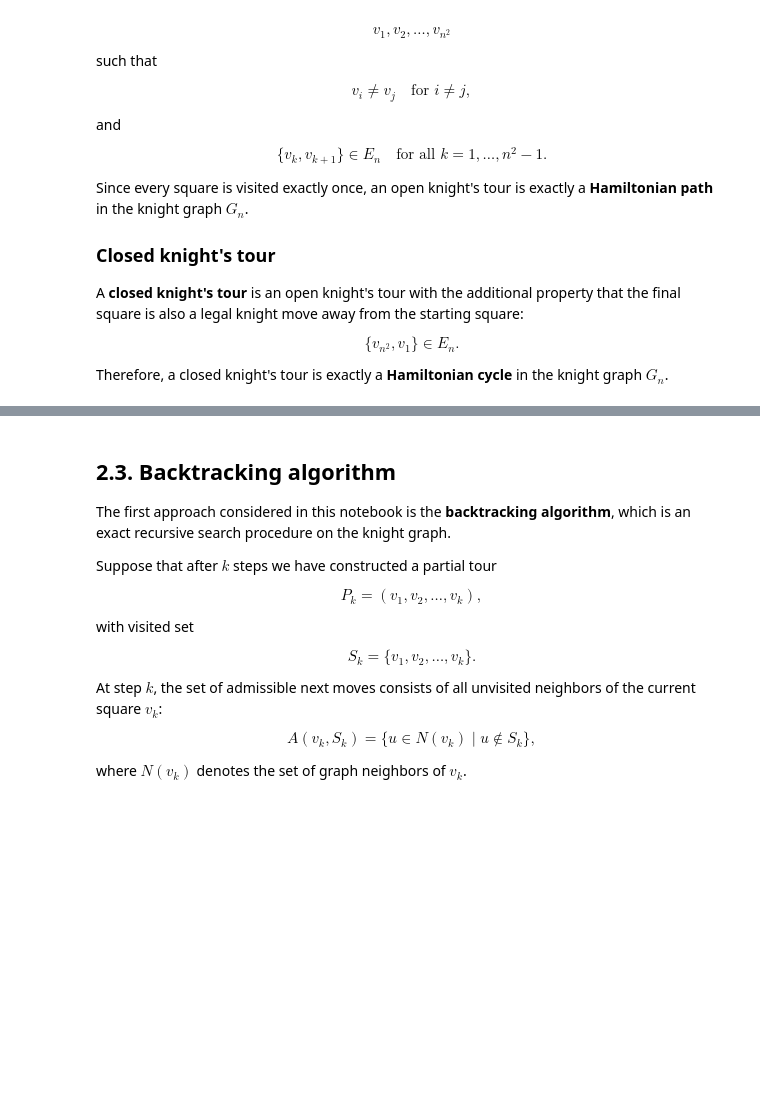
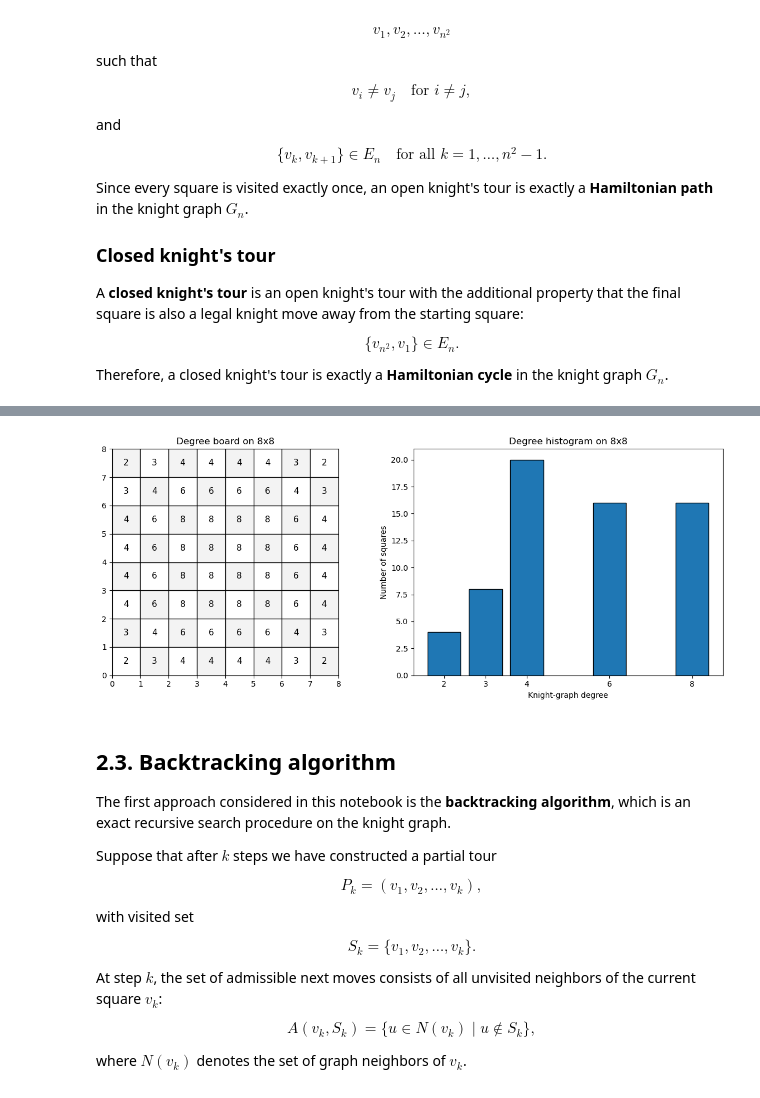
Before and after one commit to Trogkton/Math-Project, a Jupyter notebook: knights_tour.ipynb, the cells around one changed output, grey strips where cells are left out. Drawn from its saved outputs; the diff is of its cells as text; code cells hidden in the pictures; blank space fills up the shorter version.

Commit message:
Step 7. Added additional fixes on plots and the other methods

```diff
--- a/knights_tour.ipynb
+++ b/knights_tour.ipynb
@@ -323,3 +327,22 @@ def plot_tour(tour, n, ax=None, title=None, annotate=None):
         ax.set_title(title, color='black')
 
     return ax
+# %%
+def degree_board(n):
+    """
+    Return the knight-move degree of each square on an n x n board.
+
+    The entry A[row, column] equals the number of legal knight moves
+    available from that square.
+
+    Parameters
+    ----------
+    n : int - Board dimension.
+
+    Returns
+    -------
+    numpy.ndarray
+        n x n integer array of knight-graph degrees.
+    """
+    G = knight_graph(n)
+    return np.array([[len(G[(row, column)]) for column in range(n)] for row in range(n)], dtype=int)
@@ -326,3 +444,28 @@ def plot_tour(tour, n, ax=None, title=None, annotate=None):
+# %%
+def plot_degree_analysis(n):
+    """
+    Plot the degree board and degree histogram side by side.
+
+    Parameters
+    ----------
+    n : int - Board dimension.
+
+    Returns
+    -------
+    tuple - (A, degrees, fig, axes)
+    """
+    fig, axes = plt.subplots(1, 2, figsize=(12, 5))
+
+    A, _ = plot_degree_board(n, ax=axes[0], title=f"Degree board on {n}x{n}")
+    degrees, _ = plot_degree_histogram(n, ax=axes[1], title=f"Degree histogram on {n}x{n}")
+
+    plt.tight_layout()
+    return A, degrees, fig, axes
+# %%
+A, degrees, fig, axes = plot_degree_analysis(8)
+plt.show()
+# %% [output]
+[figure, added]
 # %% [markdown]
 ## 2.3. Backtracking algorithm
 
```
Also changed, not shown: parts of 10 cells of this notebook.
